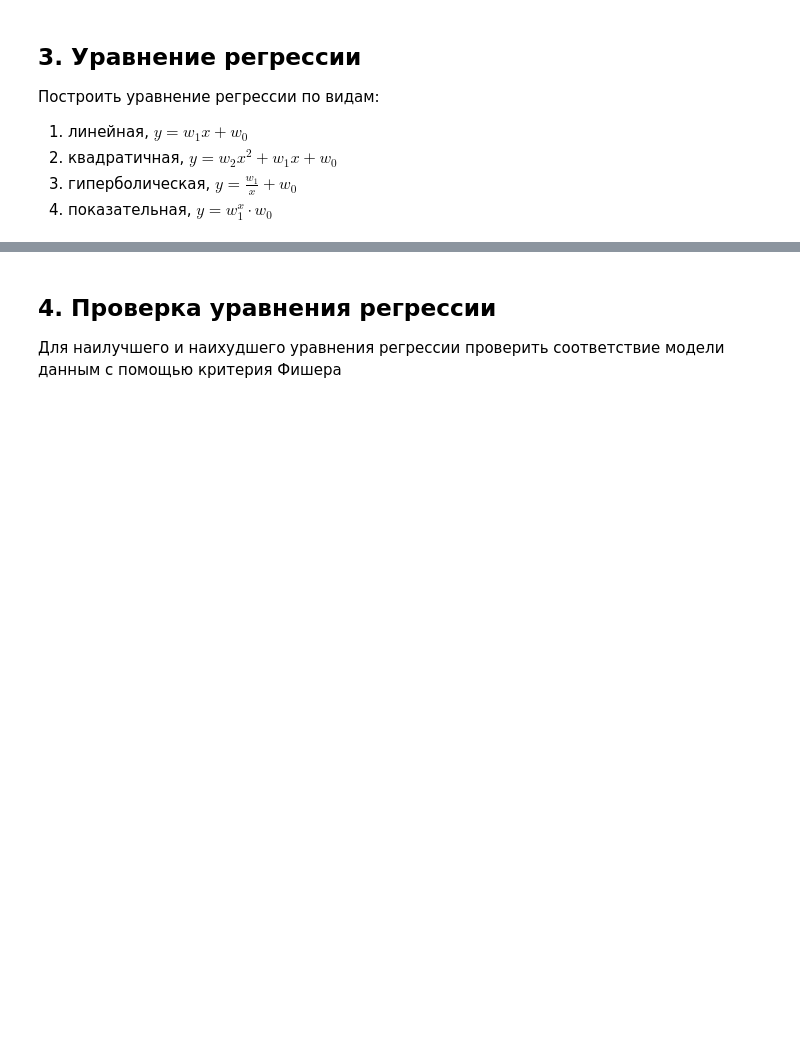
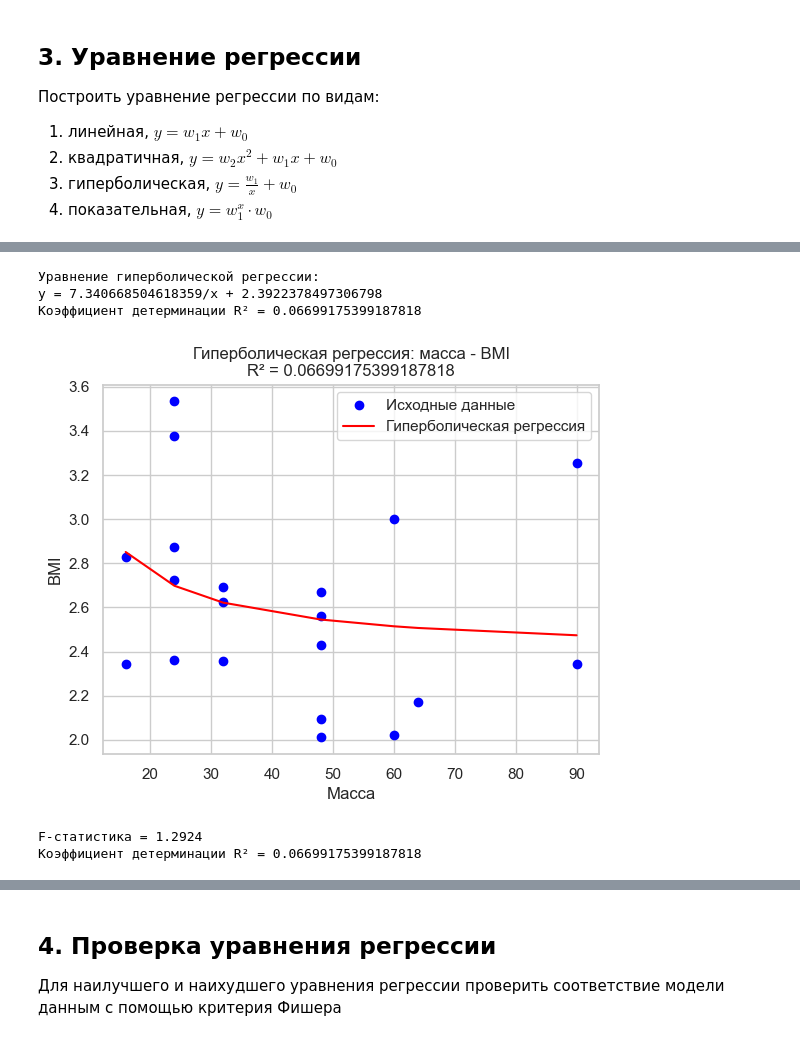
Before and after one commit to poluzerovT/oiad-11-2025, a Jupyter notebook: Samsonova/2.ipynb, the cells around one changed output, grey strips where cells are left out. Cells and saved outputs as stored; diff of their text form; code cells hidden in the pictures; blank space fills up the shorter version.

```diff
--- a/Samsonova/2.ipynb
+++ b/Samsonova/2.ipynb
@@ -296,0 +271,50 @@ plt.show()
+# %%
+z = [1/x for x in pages]
+
+sum_z = sum(z)
+sum_y = sum(bmi)
+sum_z2 = sum(zi**2 for zi in z)
+sum_zy = sum(z[i] * bmi[i] for i in range(n))
+
+w1 = (n * sum_zy - sum_z * sum_y) / (n * sum_z2 - sum_z**2)
+w0 = (sum_y - w1 * sum_z) / n
+
+print("Уравнение гиперболической регрессии:")
+print(f"y = {w1}/x + {w0}")
+
+y_pred = [w1 / x + w0 for x in pages]
+
+y_mean = sum(bmi) / n
+ss_res = sum((bmi[i] - y_pred[i])**2 for i in range(n))
+ss_tot = sum((bmi[i] - y_mean)**2 for i in range(n))
+r2_hyperbolic = 1 - ss_res / ss_tot
+
+hyperbolic_params = {'w1': w1, 'w0': w0, 'r2': r2_hyperbolic}
+
+print(f"Коэффициент детерминации R² = {r2_hyperbolic}")
+
+x_sorted = sorted(pages)
+y_fit = [w1 / x + w0 for x in x_sorted]
+
+plt.scatter(pages, bmi, color='blue', label='Исходные данные')
+plt.plot(x_sorted, y_fit, color='red', label='Гиперболическая регрессия')
+
+plt.title(f'Гиперболическая регрессия: масса - BMI\nR² = {r2_hyperbolic}')
+plt.xlabel('Масса')
+plt.ylabel('BMI')
+plt.legend()
+plt.grid(True)
+plt.show()
+
+k = 2
+F_stat_hyperbolic = (r2_hyperbolic / (1 - r2_hyperbolic)) * ((n - k) / (k - 1))
+print(f"F-статистика = {F_stat_hyperbolic:.4f}")
+print(f"Коэффициент детерминации R² = {r2_hyperbolic}")
+hyperbolic_params['F_stat'] = F_stat_hyperbolic
+# %% [output]
+Уравнение гиперболической регрессии:
+y = 7.340668504618359/x + 2.3922378497306798
+Коэффициент детерминации R² = 0.06699175399187818
+[figure, added]
+F-статистика = 1.2924
+Коэффициент детерминации R² = 0.06699175399187818
```
Also changed, not shown: parts of 6 cells of this notebook.
